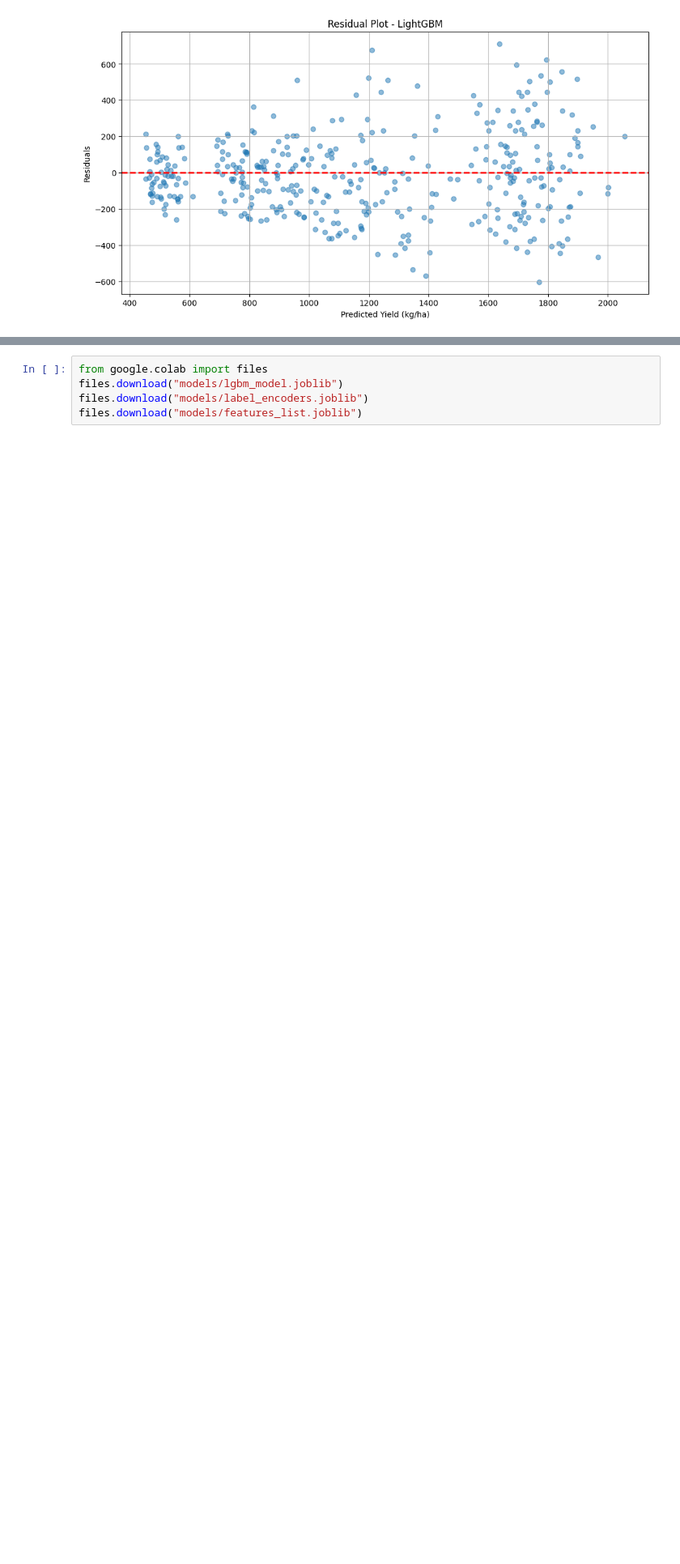
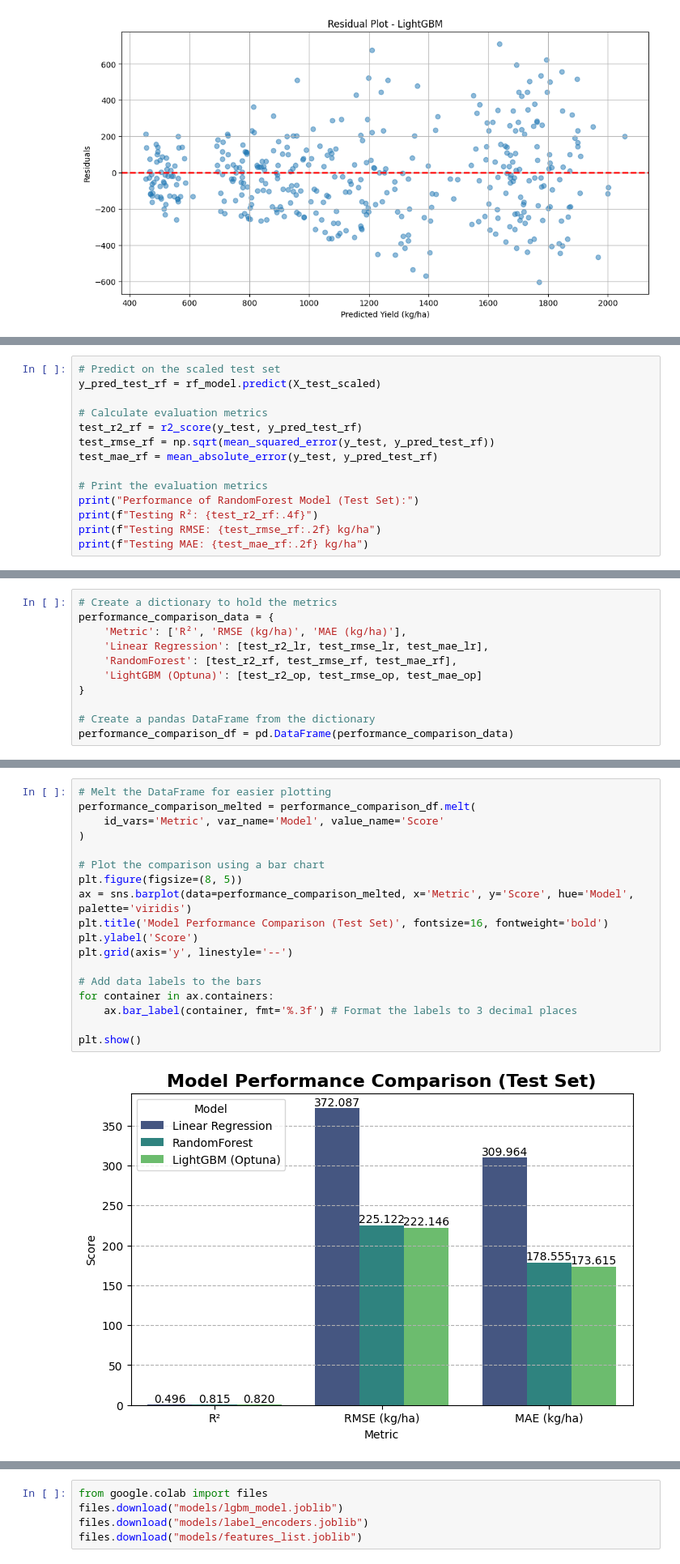
Before and after one commit to Ketchupncurd/Crop_Yield_Predict, a Jupyter notebook: crop.ipynb, the cells around one changed output, grey strips where cells are left out. Shown at 81% size. Drawn from its saved outputs; the diff is of its cells as text; blank space fills up the shorter version.

```diff
--- a/crop.ipynb
+++ b/crop.ipynb
@@ -406,0 +697,14 @@ plt.show()
+# %%
+# Predict on the scaled test set
+y_pred_test_rf = rf_model.predict(X_test_scaled)
+
+# Calculate evaluation metrics
+test_r2_rf = r2_score(y_test, y_pred_test_rf)
+test_rmse_rf = np.sqrt(mean_squared_error(y_test, y_pred_test_rf))
+test_mae_rf = mean_absolute_error(y_test, y_pred_test_rf)
+
+# Print the evaluation metrics
+print("Performance of RandomForest Model (Test Set):")
+print(f"Testing R²: {test_r2_rf:.4f}")
+print(f"Testing RMSE: {test_rmse_rf:.2f} kg/ha")
+print(f"Testing MAE: {test_mae_rf:.2f} kg/ha")
@@ -406,0 +718,11 @@ plt.show()
+# %%
+# Create a dictionary to hold the metrics
+performance_comparison_data = {
+    'Metric': ['R²', 'RMSE (kg/ha)', 'MAE (kg/ha)'],
+    'Linear Regression': [test_r2_lr, test_rmse_lr, test_mae_lr],
+    'RandomForest': [test_r2_rf, test_rmse_rf, test_mae_rf],
+    'LightGBM (Optuna)': [test_r2_op, test_rmse_op, test_mae_op]
+}
+
+# Create a pandas DataFrame from the dictionary
+performance_comparison_df = pd.DataFrame(performance_comparison_data)
@@ -406,0 +738,20 @@ plt.show()
+# %%
+# Melt the DataFrame for easier plotting
+performance_comparison_melted = performance_comparison_df.melt(
+    id_vars='Metric', var_name='Model', value_name='Score'
+)
+
+# Plot the comparison using a bar chart
+plt.figure(figsize=(8, 5))
+ax = sns.barplot(data=performance_comparison_melted, x='Metric', y='Score', hue='Model', palette='viridis')
+plt.title('Model Performance Comparison (Test Set)', fontsize=16, fontweight='bold')
+plt.ylabel('Score')
+plt.grid(axis='y', linestyle='--')
+
+# Add data labels to the bars
+for container in ax.containers:
+    ax.bar_label(container, fmt='%.3f') # Format the labels to 3 decimal places
+
+plt.show()
+# %% [output]
+[figure, added]
```
Also changed, not shown: parts of 41 cells of this notebook, 2 other files.
